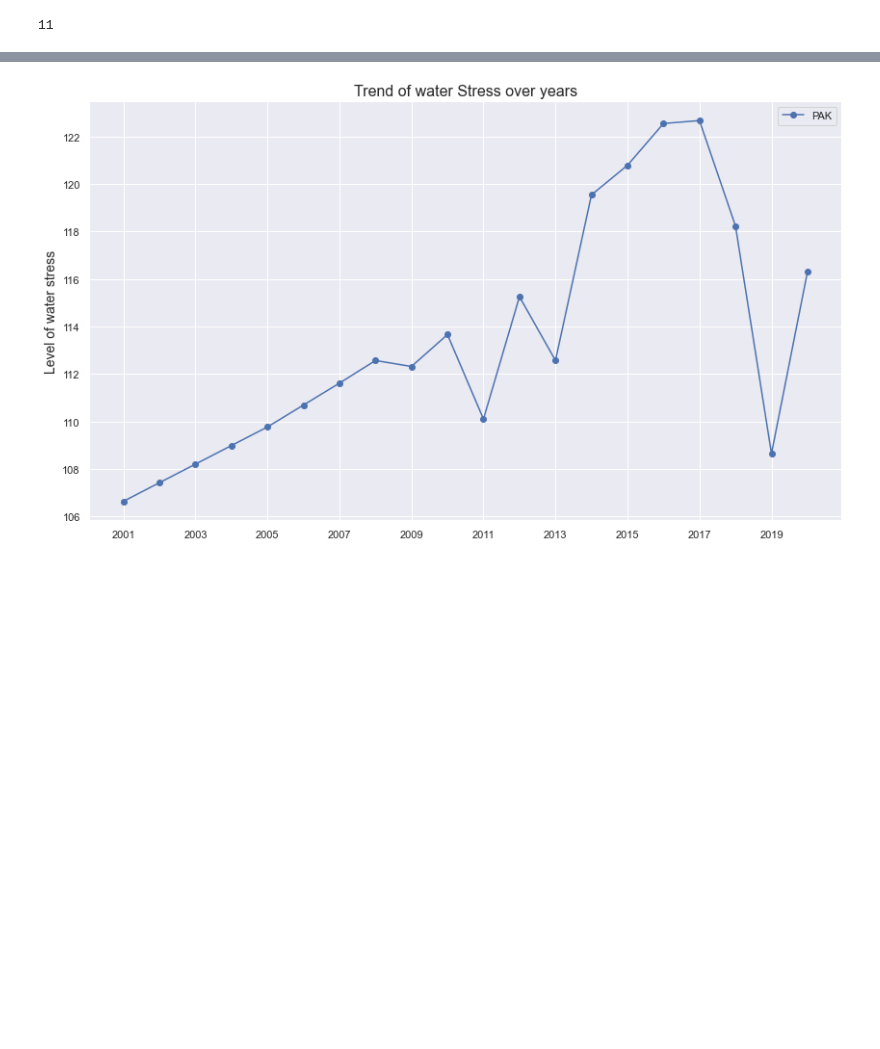
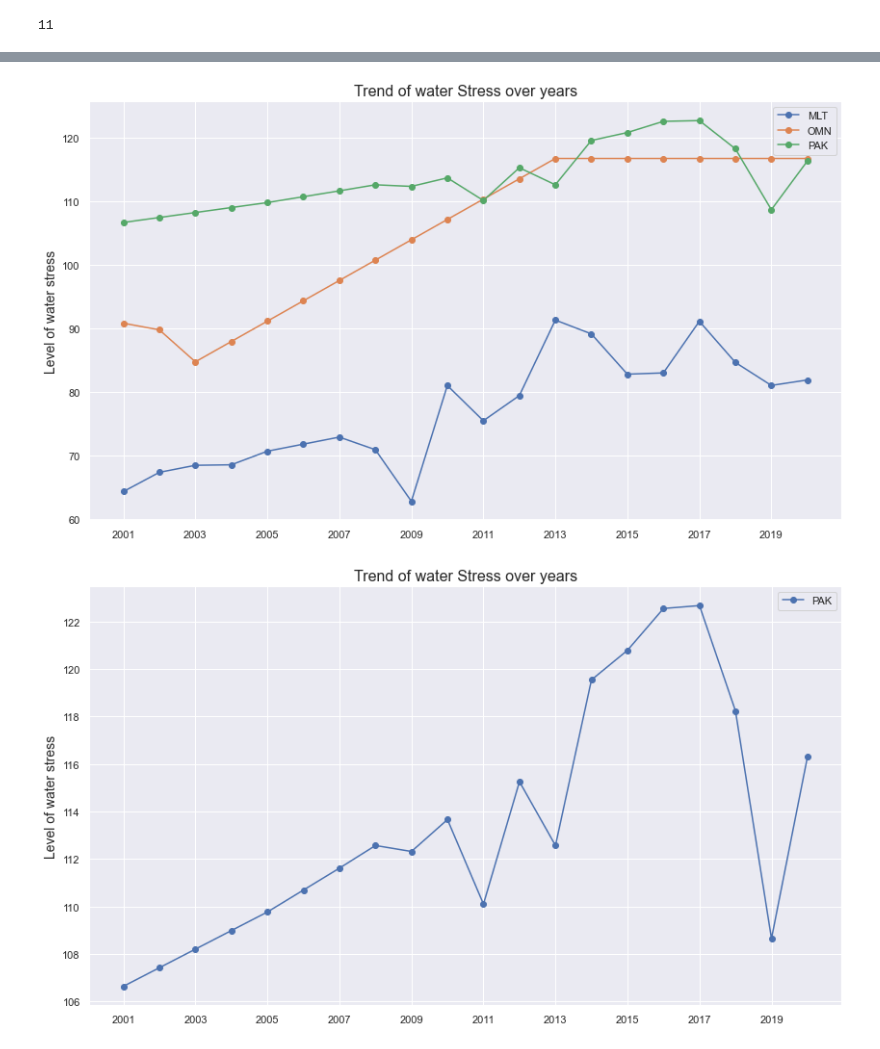
Before and after one commit to MShoaibManzoor/ADS-Assignment-3, a Jupyter notebook: Batch_test.ipynb, the cells around one changed output, grey strips where cells are left out. Saved outputs shown, nothing was run; the diff lists cells and outputs as text; code cells hidden in the pictures; blank space fills up the shorter version.

Commit message:
Finalized coding, curve generated.

```diff
--- a/Batch_test.ipynb
+++ b/Batch_test.ipynb
@@ -254,6 +256,26 @@ fw_withdrawals
 | TUN | 2.198172 | 2.193964 | 2.154418 | 2.236659 | 2.265866 | 2.334332 | 2.397519 | 2.430691 | 2.409401 | 2.599480 | ... |
 | UZB | 5.034976 | 5.139632 | 4.767967 | 4.826725 | 4.554978 | 4.808053 | 4.562327 | 4.720545 | 4.196738 | 4.419814 | ... |
 | YEM | 0.839206 | 0.818574 | 0.926241 | 0.946723 | 0.989913 | 0.997824 | 1.027766 | 1.038030 | 1.105666 | 1.027803 | ... |
+# %%
+# Lets observe trends of countries in water stress.
+sns.set(style='darkgrid')
+
+sub_watstr = water_stress[9:12]
+
+fig, ax = plt.subplots(figsize=(14, 8))
+
+ax.plot(sub_watstr.T, marker='o', label=sub_watstr.index)
+
+
+plt.title('Trend of water Stress over years', fontsize=16)
+plt.ylabel('Level of water stress', fontsize=14)
+plt.xticks(list(map(int, water_stress.columns[::2])))
+
+plt.legend()
+
+plt.show()
+# %% [output]
+[figure, added]
 # %%
 # Lets observe trends of countries in water stress.
 sns.set(style='darkgrid')
```
Also changed, not shown: parts of 7 cells of this notebook, 2 other files.
